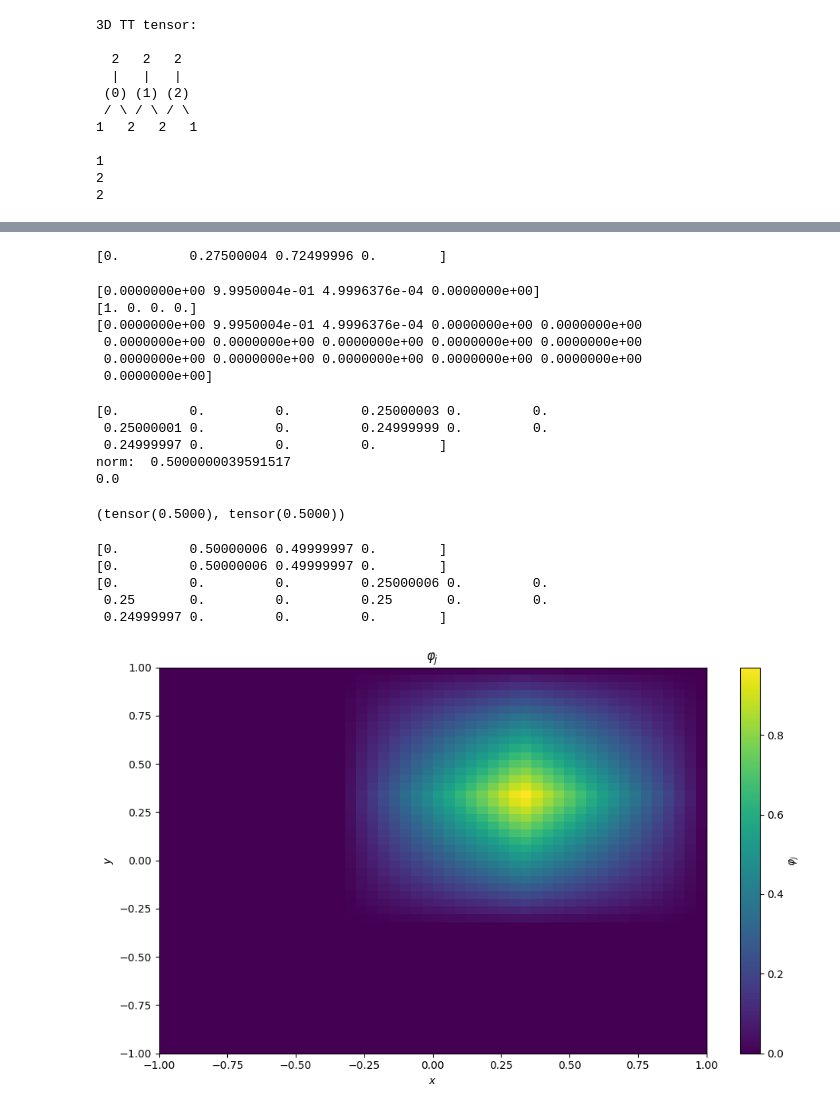
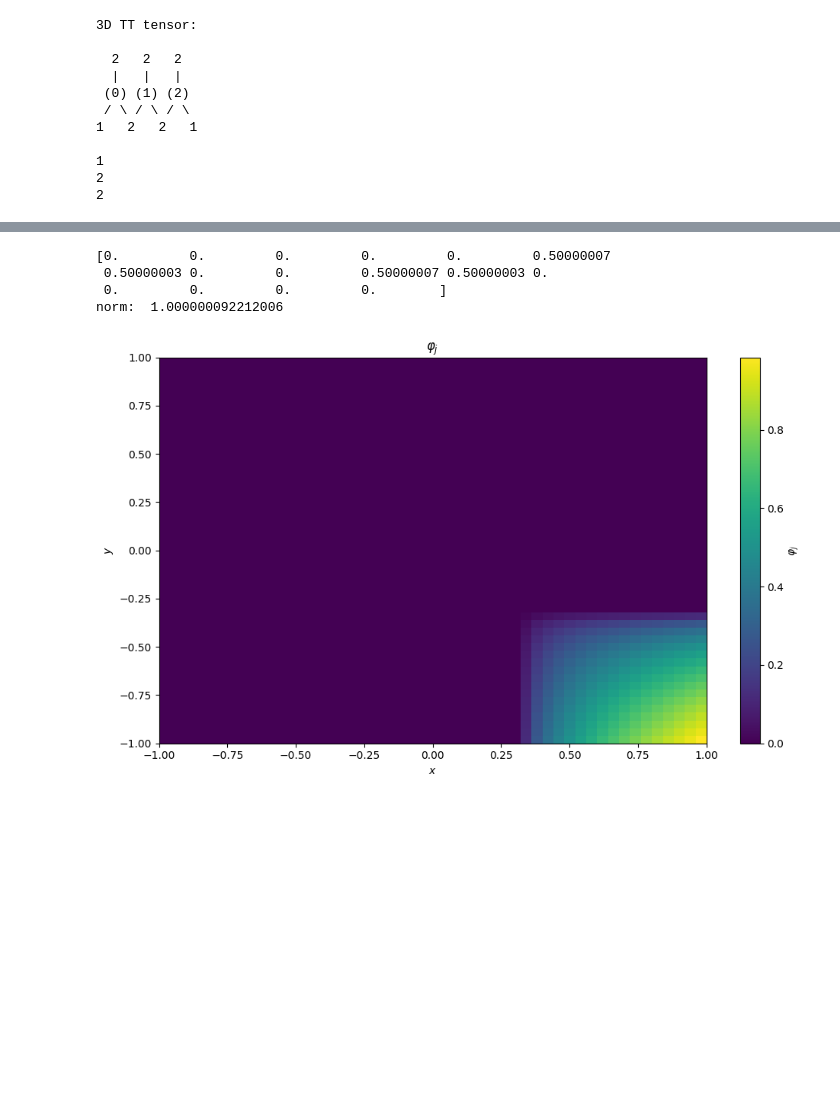
Before and after one commit to MazenAli/QuLearn, a Jupyter notebook: scratch/scratch5.ipynb, the cells around one changed output, grey strips where cells are left out. Cells and saved outputs as stored; diff of their text form; code cells hidden in the pictures; blank space fills up the shorter version.

Commit message:
wip: try zorder models

```diff
--- a/scratch/scratch5.ipynb
+++ b/scratch/scratch5.ipynb
@@ -357,44 +359,3 @@ print(drawer(x))
-# %%
-import numpy as np
-
-num_qubits = 2
-num_nodes = 2**num_qubits
-a = -1.0
-b = 1.0
-hat_basis = HatBasis(a=a, b=b, num_nodes=num_nodes)
-
-embed = HatBasisQFE(wires=num_qubits, basis=hat_basis, sqrt=False, normalize=False)
-
-dev = qml.device("default.qubit", wires=num_qubits)
-@qml.qnode(dev)
-def circuit(x):
-    embed.circuit(x)
-    return np.real(qml.state())
-
-
-x = torch.tensor([0.15])
-out = circuit(x)
-out = np.real(out)
-print(out)
-# %% [output]
-[0.         0.27500004 0.72499996 0.        ]
-# %%
-hbmps = HatBasisMPS(hat_basis)
-x = torch.tensor([-0.333])
-y = torch.tensor([-1.])
-mpsx = hbmps(x)
-mpsy = hbmps(y)
-mps = kron(mpsy, mpsx)
-print(mpsx.numpy().reshape(-1))
-print(mpsy.numpy().reshape(-1))
-print(mps.numpy().reshape(-1))
-# %% [output]
-[0.0000000e+00 9.9950004e-01 4.9996376e-04 0.0000000e+00]
-[1. 0. 0. 0.]
-[0.0000000e+00 9.9950004e-01 4.9996376e-04 0.0000000e+00 0.0000000e+00
- 0.0000000e+00 0.0000000e+00 0.0000000e+00 0.0000000e+00 0.0000000e+00
- 0.0000000e+00 0.0000000e+00 0.0000000e+00 0.0000000e+00 0.0000000e+00
- 0.0000000e+00]
 # %%
 import numpy as np
 
@@ -404,7 +365,7 @@ a = -1.0
 b = 1.0
 hat_basis = HatBasis(a=a, b=b, num_nodes=num_nodes)
 
-embed = Linear2DBasisQFE(wires=2*num_qubits, basis=hat_basis, sqrt=False, normalize=False, zorder=True)
+embed = Linear2DBasisQFE(wires=2*num_qubits, basis=hat_basis, sqrt=True, normalize=False, zorder=False)
 
 dev = qml.device("default.qubit", wires=2*num_qubits)
 @qml.qnode(dev)
@@ -416,30 +377,11 @@ x = torch.tensor([-0., -0.])
 out = np.real(circuit(x))
 print(out)
 print("norm: ", np.linalg.norm(out))
-print(out[5])
 # %% [output]
-[0.         0.         0.         0.25000003 0.         0.
- 0.25000001 0.         0.         0.24999999 0.         0.
- 0.24999997 0.         0.         0.        ]
-norm:  0.5000000039591517
-0.0
+[0.         0.         0.         0.         0.         0.50000007
+ 0.50000003 0.         0.         0.50000007 0.50000003 0.
+ 0.         0.         0.         0.        ]
+norm:  1.000000092212006
-# %%
-print(embed.basis.nonz_vals(x[1]))
-# %% [output]
-(tensor(0.5000), tensor(0.5000))
-# %%
-mps1 = embed.mps1
-print(mps1.numpy().reshape(-1))
-mps2 = embed.mps2
-print(mps2.numpy().reshape(-1))
-mps = embed.mps
-print(mps.numpy().reshape(-1))
-# %% [output]
-[0.         0.50000006 0.49999997 0.        ]
-[0.         0.50000006 0.49999997 0.        ]
-[0.         0.         0.         0.25000006 0.         0.
- 0.25       0.         0.         0.25       0.         0.
- 0.24999997 0.         0.         0.        ]
 # %%
 import torch
 import matplotlib.pyplot as plt
@@ -453,33 +395,33 @@ X, Y = torch.meshgrid(x, y, indexing='xy')
 Z = torch.empty(num_pnts, num_pnts)
 
 # Evaluate the circuit at each point in the grid and extract the j-th component
-idx = 12
+idx = 3
 for i in range(num_pnts):
     for k in range(num_pnts):
         xy = torch.tensor([X[i, k], Y[i, k]], dtype=torch.float32)
         out = circuit(xy)[idx]
         Z[i, k] = torch.tensor(out)
 # Convert tensors to numpy arrays for plotting
 X = X.numpy()
 Y = Y.numpy()
 Z = Z.numpy()
 
 # Create a 2D heatmap plot
 plt.figure(figsize=(10, 6))
 plt.imshow(Z, extent=[-1, 1, -1, 1], origin='lower', cmap='viridis', aspect='auto')
 
 # Add labels and title
 plt.xlabel('$x$')
 plt.ylabel('$y$')
 plt.title(f"$\\varphi_j$")
 
 # Add a color bar which maps values to colors
 plt.colorbar(label=f'$\\varphi_j$')
 
 # Save the figure
 plt.tight_layout()
 
 # Show the plot
 plt.show()
 # %% [output]
-[figure, old version]
+[figure, new version]
```
Also changed, not shown: parts of 6 cells of this notebook.
